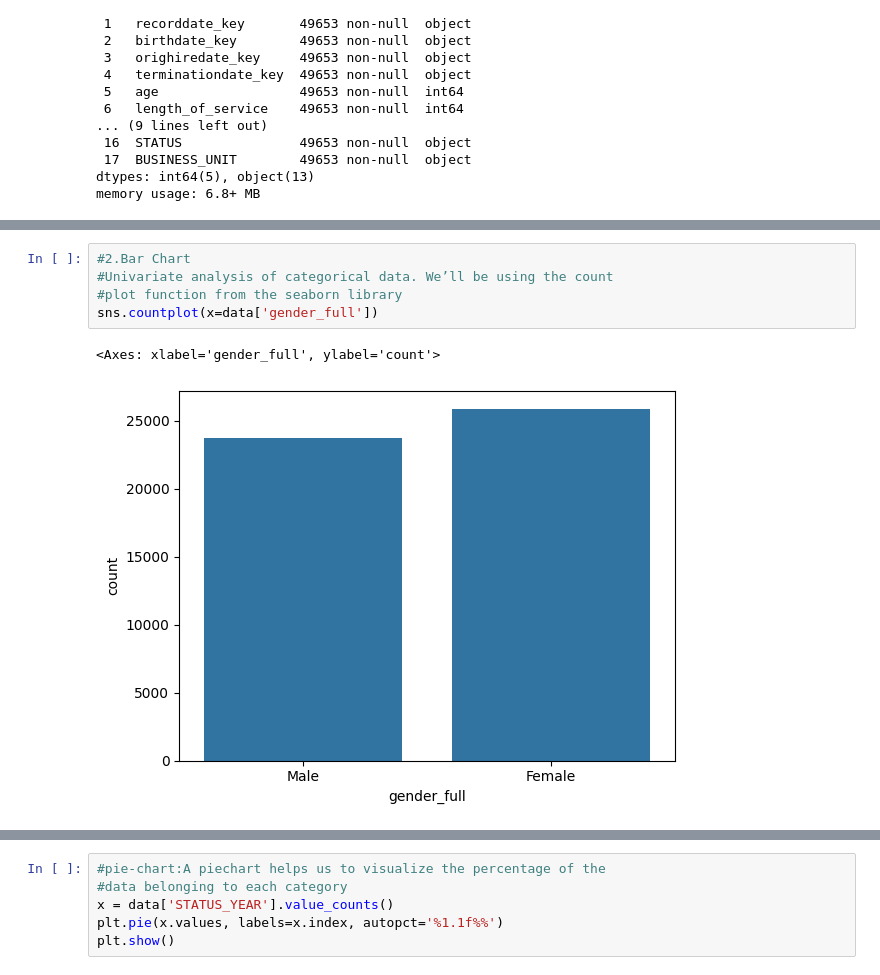
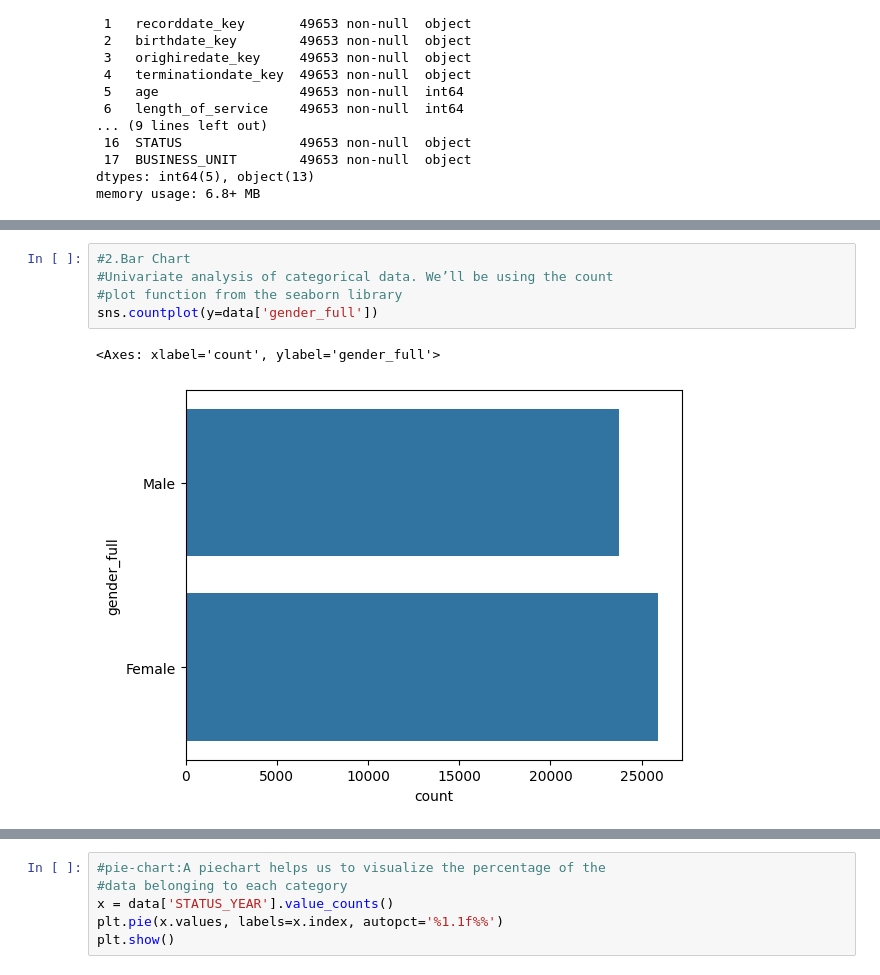
Before and after one commit to Bankasivayadav12/data_preprocessing, a Jupyter notebook: employee_datavisualization.ipynb, the cells around one changed output, grey strips where cells are left out. Cells and saved outputs as stored; diff of their text form.

```diff
--- a/employee_datavisualization.ipynb
+++ b/employee_datavisualization.ipynb
@@ -37,8 +54,8 @@ sns.histplot(data['age'])
 # %%
 #2.Bar Chart
 #Univariate analysis of categorical data. We’ll be using the count
 #plot function from the seaborn library
-sns.countplot(x=data['gender_full'])
+sns.countplot(y=data['gender_full'])
 # %% [output]
-<Axes: xlabel='gender_full', ylabel='count'>
+<Axes: xlabel='count', ylabel='gender_full'>
-[figure, old version]
+[figure, new version]
```
Also changed, not shown: parts of 13 cells of this notebook.
